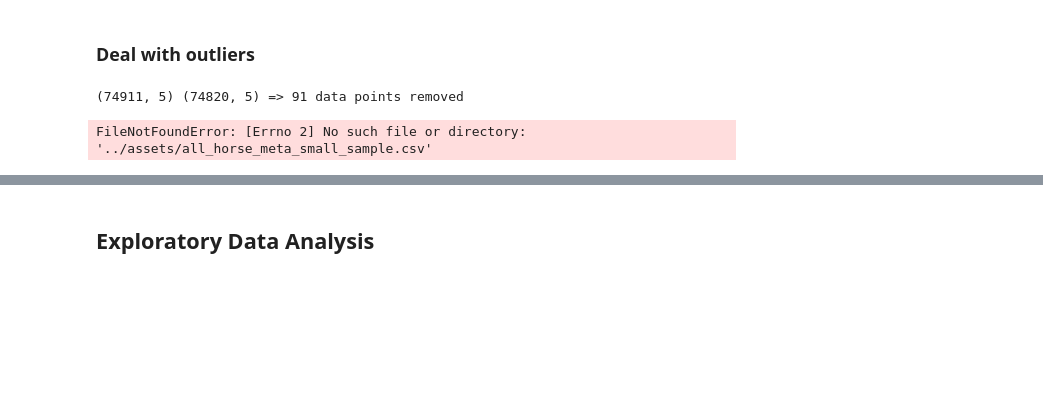
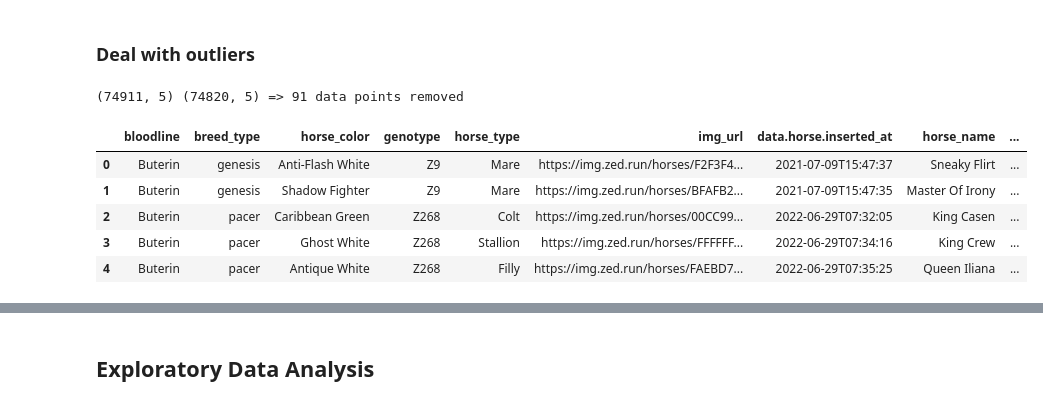
Before and after one commit to ThoroughZed-Analytics/Thoroughzed, a Jupyter notebook: app/data_cleaning.ipynb, the cells around one changed output, grey strips where cells are left out. Saved outputs shown, nothing was run; the diff lists cells and outputs as text; code cells hidden in the pictures; blank space fills up the shorter version.

```diff
--- a/app/data_cleaning.ipynb
+++ b/app/data_cleaning.ipynb
@@ -65,24 +65,29 @@ print(clean_market_data.shape, market_data_no_outliers.shape, f'=> {74911 - 7482
 (74911, 5) (74820, 5) => 91 data points removed
 # %%
 # horse data cleaning
-horse_data = pd.read_csv('../assets/all_horse_meta_small_sample.csv')
+horse_data = pd.read_csv('../assets/all_horse_meta_oliver.csv')
 horse_data.columns
 horse_data = horse_data.rename(columns={'data.horse.bloodline':'bloodline', 'data.horse.breed_type':'breed_type',
                            'data.horse.breeding_counter':'breeding_counter', 'data.horse.color':'horse_color',
                            'data.horse.horse_type':'horse_type', 'data.horse.img_url':'img_url',
                            'data.horse.last_breeding_reset':'last_breeding_reset', 'data.horse.name':'horse_name',
                            'data.horse.nft_id':'nft_id', 'data_horse_offsprings':'offsprings',
                            'data.horse.race_statistic.first_place_finishes':'first_place_finishes',
                            'data.horse.race_statistic.number_of_races':'number_races',
        'data.horse.race_statistic.second_place_finishes':'second_place_finishes',
        'data.horse.race_statistic.third_place_finishes':'third_place_finishes',
        'data.horse.race_statistic.win_rate':'win_rate',
                                         'data.horse.gen':'genotype'})
 horse_data = horse_data.drop(columns=['Unnamed: 0'])
 # print(horse_data.nft_id)
 horse_data.head()
 # %% [output]
-FileNotFoundError: [Errno 2] No such file or directory: '../assets/all_horse_meta_small_sample.csv'
+|  | bloodline | breed_type | horse_color | genotype | horse_type | img_url | data.horse.inserted_at | horse_name | ... |
+| 0 | Buterin | genesis | Anti-Flash White | Z9 | Mare | https://img.zed.run/horses/F2F3F4... | 2021-07-09T15:47:37 | Sneaky Flirt | ... |
+| 1 | Buterin | genesis | Shadow Fighter | Z9 | Mare | https://img.zed.run/horses/BFAFB2... | 2021-07-09T15:47:35 | Master Of Irony | ... |
+| 2 | Buterin | pacer | Caribbean Green | Z268 | Colt | https://img.zed.run/horses/00CC99... | 2022-06-29T07:32:05 | King Casen | ... |
+| 3 | Buterin | pacer | Ghost White | Z268 | Stallion | https://img.zed.run/horses/FFFFFF... | 2022-06-29T07:34:16 | King Crew | ... |
+| 4 | Buterin | pacer | Antique White | Z268 | Filly | https://img.zed.run/horses/FAEBD7... | 2022-06-29T07:35:25 | Queen Iliana | ... |
 # %%
 # code to merge horse data with sales data
 test_merge = pd.merge(horse_data,market_data_no_outliers, right_on='horse_id', left_on='nft_id', how='left')
```
Also changed, not shown: parts of 10 cells of this notebook, 2 other files.
